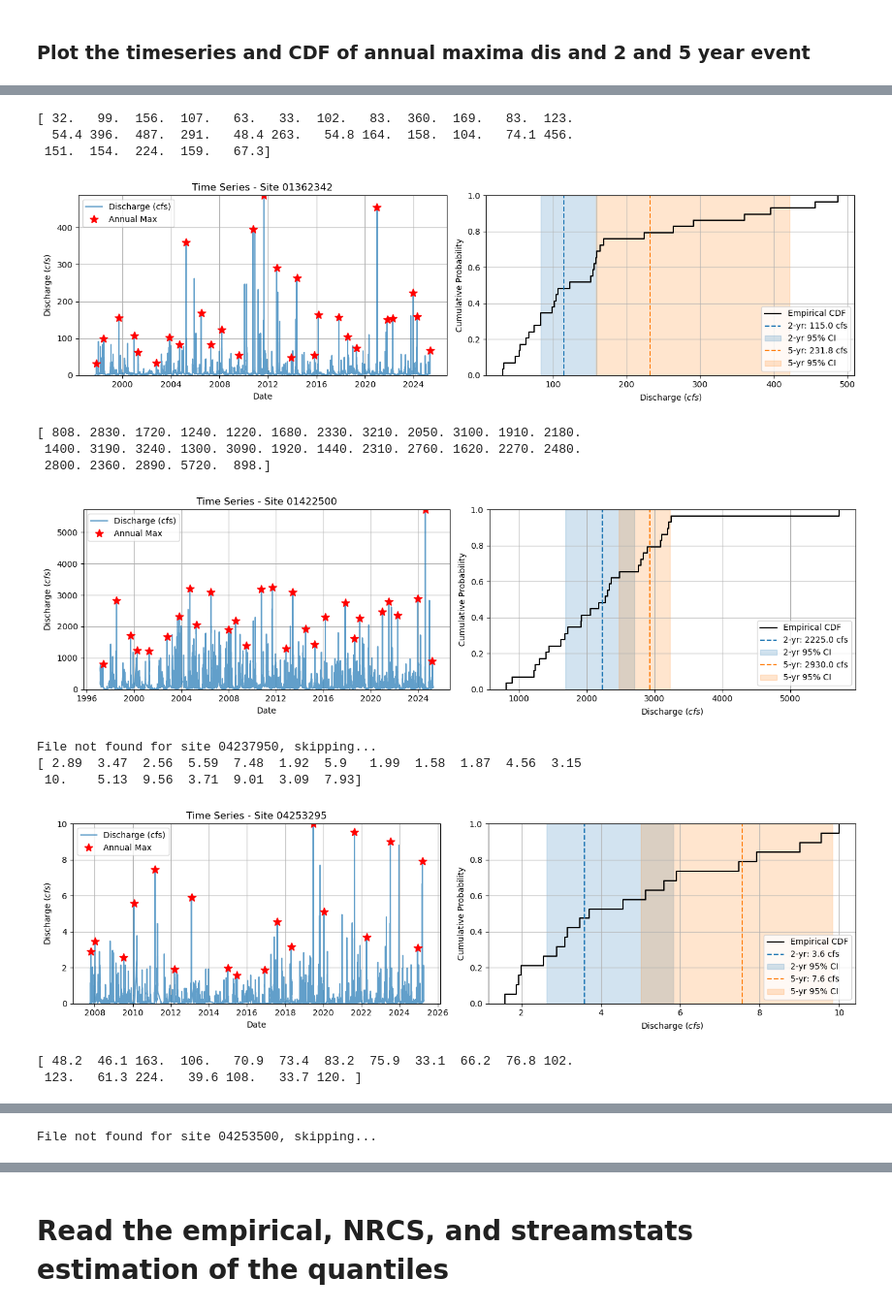
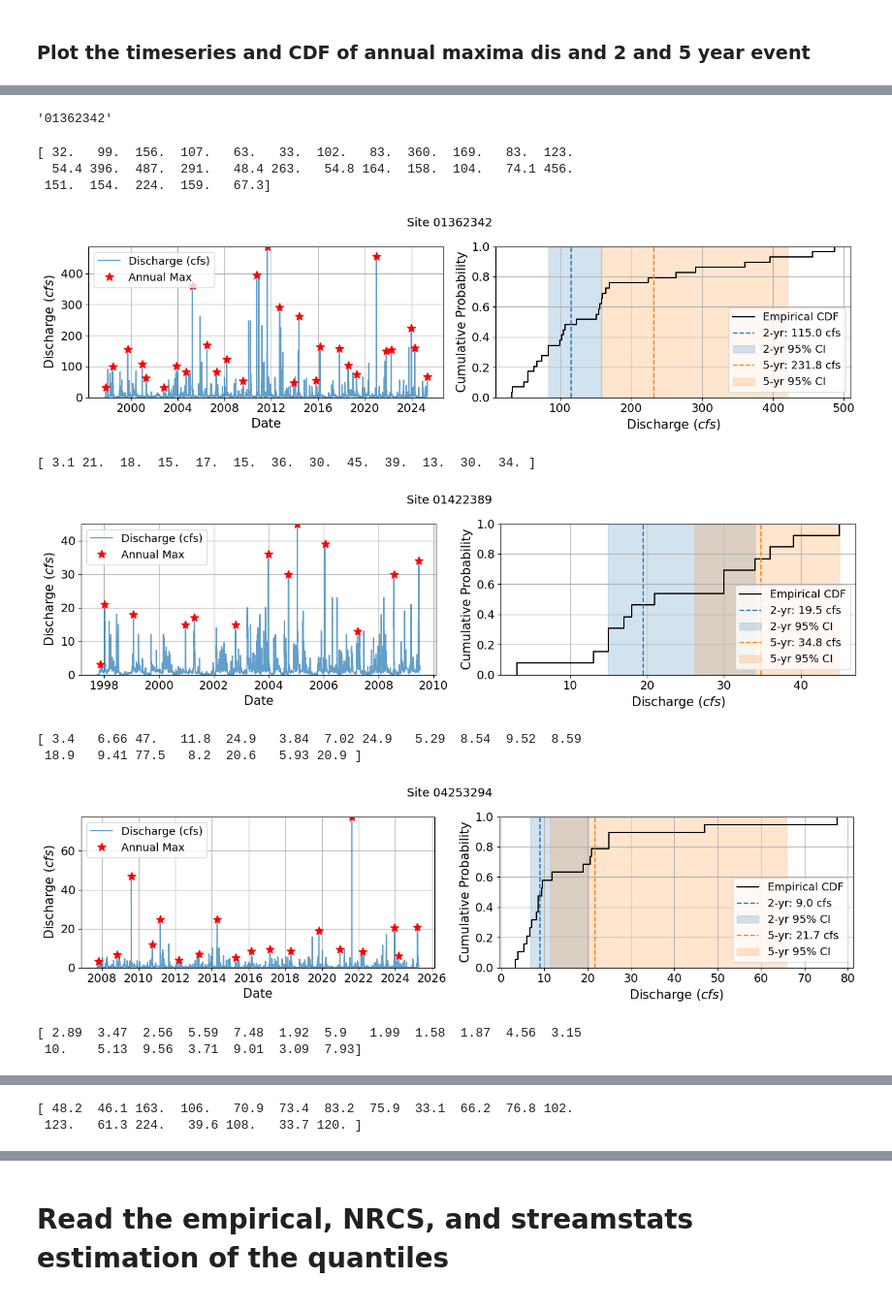
Before and after one commit to omidemam/flood_risk_dynamics, a Jupyter notebook: 4. Validation/Quantile_validation .ipynb, the cells around one changed output, grey strips where cells are left out. Shown at 97% size. Saved outputs shown, nothing was run; the diff lists cells and outputs as text; code cells hidden in the pictures.

```diff
--- a/4. Validation/Quantile_validation .ipynb
+++ b/4. Validation/Quantile_validation .ipynb
@@ -185,5 +189,11 @@ subset
+# %%
+site_no[0]
+# %% [output]
+'01362342'
 # %%
-subset = nys_stations_dis[(nys_stations_dis['drain_Area'] < 2) & (nys_stations_dis['len_record'] > 15)]
+subset = nys_stations_dis[
+    nys_stations_dis['site_no'].isin(['01362342', '01422389', '04253294', '04253296', '04253295'])
+]
 base_path = r'D:\culvert repo\data\USGS\discharge_NYS'
 results = []
 
@@ -209,6 +219,16 @@ for i, row in subset.iterrows():
         max_values = annual_max['00060'].values
 
 
+
+        # Set global font size for all elements
+        plt.rcParams.update({
+            'font.size': 14,       # Base font size
+            'axes.titlesize': 16,  # Axes title font size
+            'axes.labelsize': 15,  # X/Y label font size
+            'xtick.labelsize': 14, # X tick labels
+            'ytick.labelsize': 14, # Y tick labels
+            'legend.fontsize': 13  # Legend font size
+        })
         # plot
         fig, axes = plt.subplots(1, 2, figsize=(14, 4))
 
@@ -216,7 +236,7 @@ for i, row in subset.iterrows():
         axes[0].plot(discharge['datetime'], discharge['00060'], label='Discharge (cfs)', alpha=0.7)
         axes[0].plot(annual_max['datetime'], annual_max['00060'], 'r*', label='Annual Max', markersize=10)
         axes[0].set_ylim(0,np.max(max_values))
-        axes[0].set_title(f"Time Series - Site {site_no}")
+        #axes[0].set_title(f"Site {site_no}")
         axes[0].set_xlabel("Date")
         axes[0].set_ylabel("Discharge ($cfs$)")
         axes[0].grid(True)
@@ -247,41 +267,40 @@ for i, row in subset.iterrows():
 
             axes[1].fill_betweenx([0, 1], Q_low, Q_high, alpha=0.2, color=color, label=f"{T}-yr 95% CI")
 
             # Save to site_result with formatted column names
             site_result[f'lower_{T}_year'] = Q_low
             site_result[f'{T}_year'] = Q_T
             site_result[f'upper_{T}_year'] = Q_high
 
 
         #axes[1].set_title("Empirical CDF of annual maximum dishcharges")
         axes[1].set_xlabel("Discharge ($cfs$)")
         axes[1].set_ylabel("Cumulative Probability")
         axes[1].set_ylim(0,1)
         axes[1].grid(True)
         axes[1].legend(loc='lower right')
+        fig.suptitle(f"Site {site_no}", fontsize=14, y=0.95)
+
         # show
         plt.tight_layout()
         plt.savefig(rf'D:\culvert repo\Results\Figures\val_quantiles_{site_no}.png', dpi=300)
         plt.show()
         results.append(site_result)
 
     except Exception as e:
         print(f"Error processing site {site_no}: {e}")
 # save .csv
 results_df = pd.DataFrame(results)
 results_df.to_csv(r'D:\culvert repo\Results\Validation\discharge\val_discharge_CI_by_site.csv', index=False)
 # %% [output]
 [ 32.   99.  156.  107.   63.   33.  102.   83.  360.  169.   83.  123.
   54.4 396.  487.  291.   48.4 263.   54.8 164.  158.  104.   74.1 456.
  151.  154.  224.  159.   67.3]
-[figure, old version]
+[figure, new version]
-[ 808. 2830. 1720. 1240. 1220. 1680. 2330. 3210. 2050. 3100. 1910. 2180.
- 1400. 3190. 3240. 1300. 3090. 1920. 1440. 2310. 2760. 1620. 2270. 2480.
- 2800. 2360. 2890. 5720.  898.]
+[ 3.1 21.  18.  15.  17.  15.  36.  30.  45.  39.  13.  30.  34. ]
-[figure, old version]
+[figure, new version]
-File not found for site 04237950, skipping...
-[ 2.89  3.47  2.56  5.59  7.48  1.92  5.9   1.99  1.58  1.87  4.56  3.15
- 10.    5.13  9.56  3.71  9.01  3.09  7.93]
+[ 3.4   6.66 47.   11.8  24.9   3.84  7.02 24.9   5.29  8.54  9.52  8.59
+ 18.9   9.41 77.5   8.2  20.6   5.93 20.9 ]
-[figure, old version]
+[figure, new version]
-[ 48.2  46.1 163.  106.   70.9  73.4  83.2  75.9  33.1  66.2  76.8 102.
- 123.   61.3 224.   39.6 108.   33.7 120. ]
+[ 2.89  3.47  2.56  5.59  7.48  1.92  5.9   1.99  1.58  1.87  4.56  3.15
+ 10.    5.13  9.56  3.71  9.01  3.09  7.93]
@@ -289 +308,2 @@ File not found for site 04237950, skipping...
-File not found for site 04253500, skipping...
+[ 48.2  46.1 163.  106.   70.9  73.4  83.2  75.9  33.1  66.2  76.8 102.
+ 123.   61.3 224.   39.6 108.   33.7 120. ]
```
Also changed, not shown: parts of 9 cells of this notebook.
